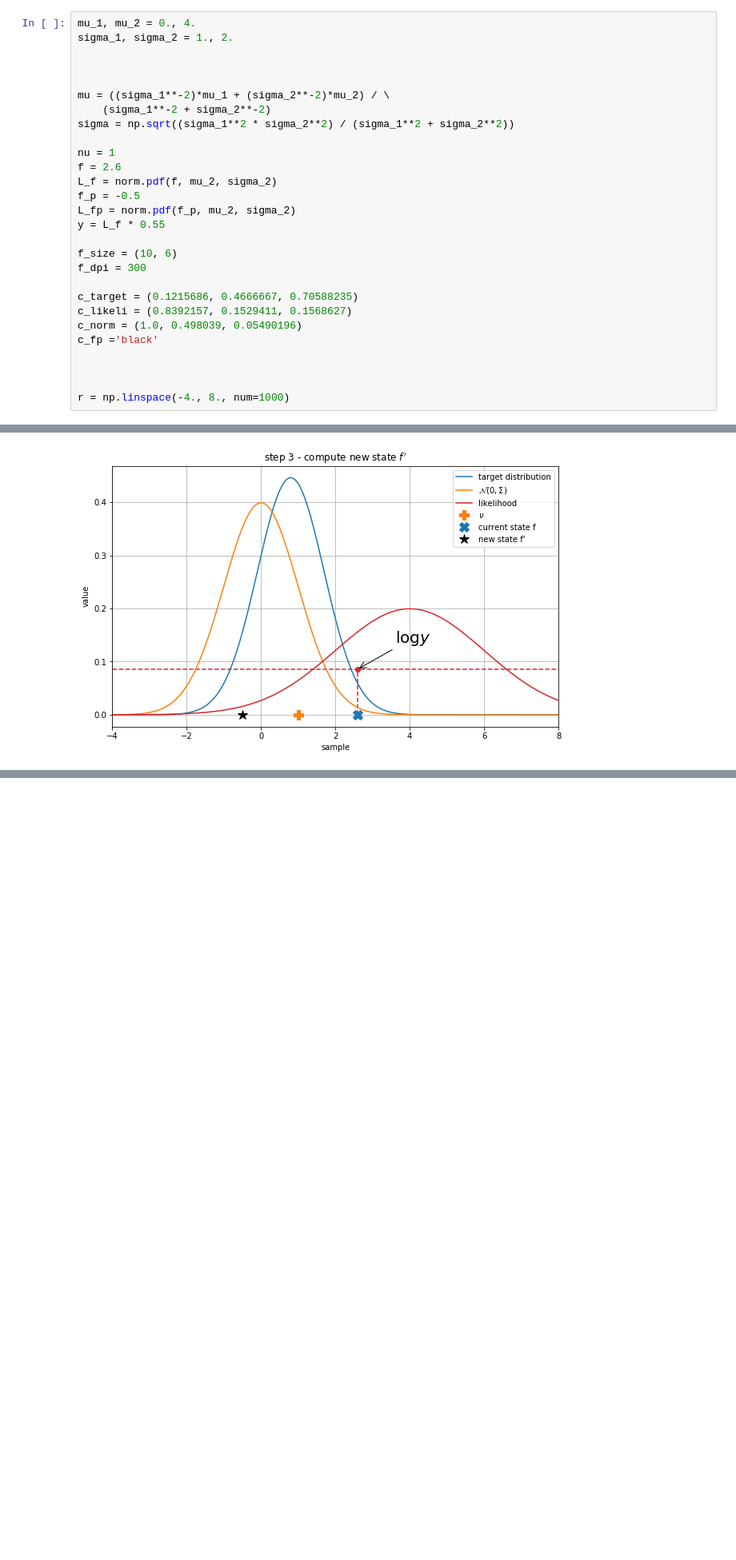
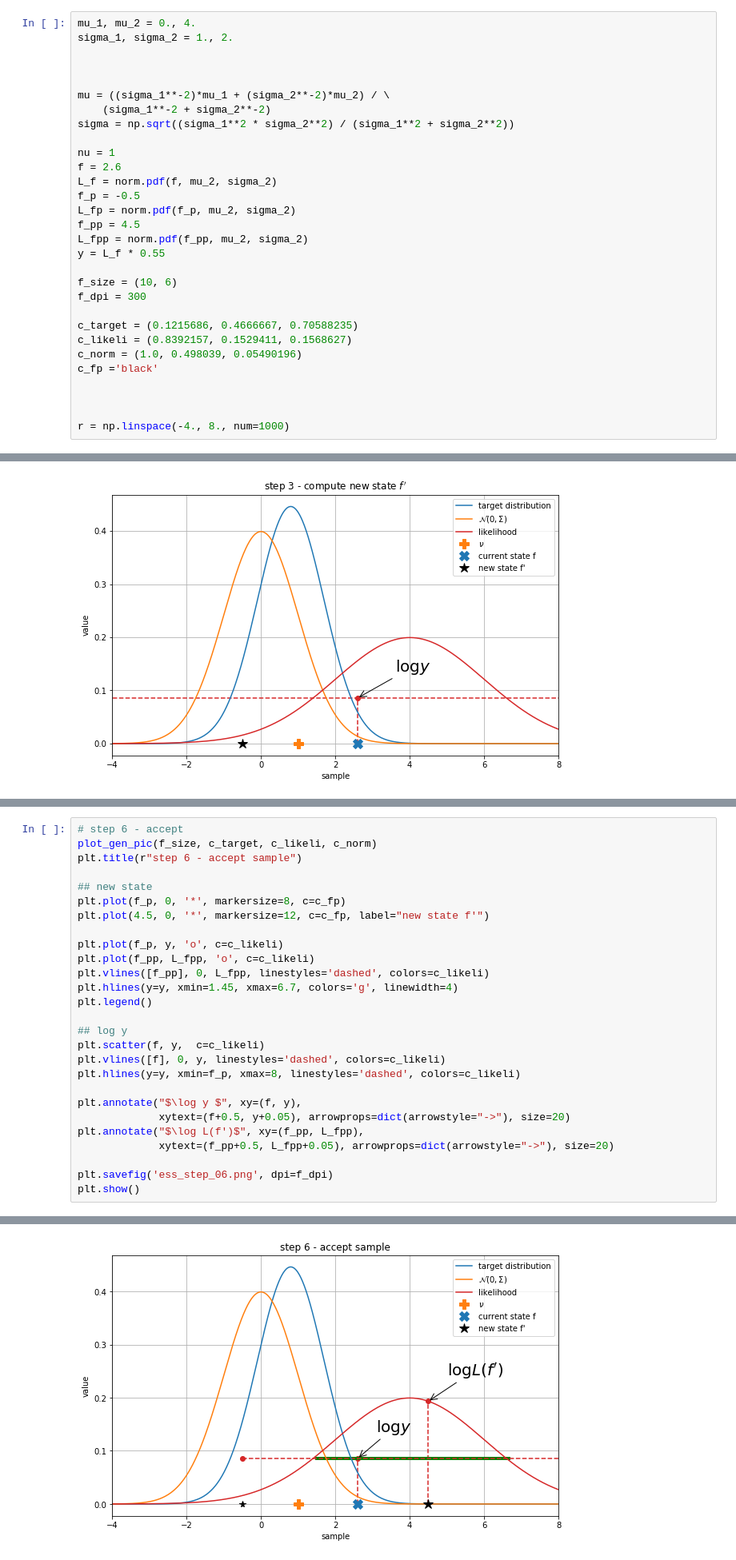
Before and after one commit to mathis98/mcm_project, a Jupyter notebook: plot_elliptical_slice_sampling.ipynb, the cells around one changed output, grey strips where cells are left out. Shown: that part at 80% size. Saved outputs shown, nothing was run; the diff lists cells and outputs as text; blank space fills up the shorter version.

```diff
--- a/plot_elliptical_slice_sampling.ipynb
+++ b/plot_elliptical_slice_sampling.ipynb
@@ -17,6 +17,8 @@ f = 2.6
 L_f = norm.pdf(f, mu_2, sigma_2)
 f_p = -0.5
 L_fp = norm.pdf(f_p, mu_2, sigma_2)
+f_pp = 4.5
+L_fpp = norm.pdf(f_pp, mu_2, sigma_2)
 y = L_f * 0.55
 
 f_size = (10, 6)
@@ -160,3 +162,31 @@ plt.show()
 # %% [output]
 'c' argument looks like a single numeric RGB or RGBA sequence, which should be avoided as value-mapping will have precedence in case its length matches with 'x' & 'y'.  Please use a 2-D array with a s ...
 [figure]
+# %%
+# step 6 - accept
+plot_gen_pic(f_size, c_target, c_likeli, c_norm)
+plt.title(r"step 6 - accept sample")
+
+## new state
+plt.plot(f_p, 0, '*', markersize=8, c=c_fp)
+plt.plot(4.5, 0, '*', markersize=12, c=c_fp, label="new state f'")
+
+plt.plot(f_p, y, 'o', c=c_likeli)
+plt.plot(f_pp, L_fpp, 'o', c=c_likeli)
+plt.vlines([f_pp], 0, L_fpp, linestyles='dashed', colors=c_likeli)
+plt.hlines(y=y, xmin=1.45, xmax=6.7, colors='g', linewidth=4)
+plt.legend()
+
+## log y
+plt.scatter(f, y,  c=c_likeli)
+plt.vlines([f], 0, y, linestyles='dashed', colors=c_likeli)
+plt.hlines(y=y, xmin=f_p, xmax=8, linestyles='dashed', colors=c_likeli)
+
+plt.annotate("$\log y $", xy=(f, y),
+             xytext=(f+0.5, y+0.05), arrowprops=dict(arrowstyle="->"), size=20)
+plt.annotate("$\log L(f')$", xy=(f_pp, L_fpp),
+             xytext=(f_pp+0.5, L_fpp+0.05), arrowprops=dict(arrowstyle="->"), size=20)
+
+plt.savefig('ess_step_06.png', dpi=f_dpi)
+plt.show()
+# %% [output]
@@ -162,0 +194 @@ plt.show()
+[figure, added]
```
Also changed, not shown: parts of 3 cells of this notebook.
